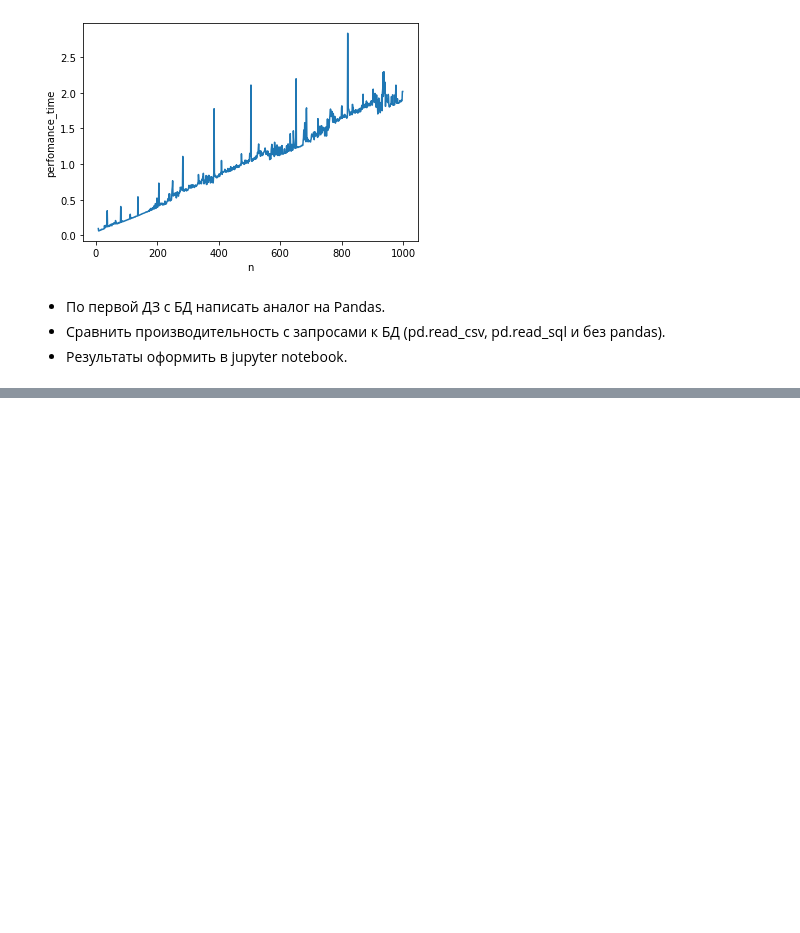
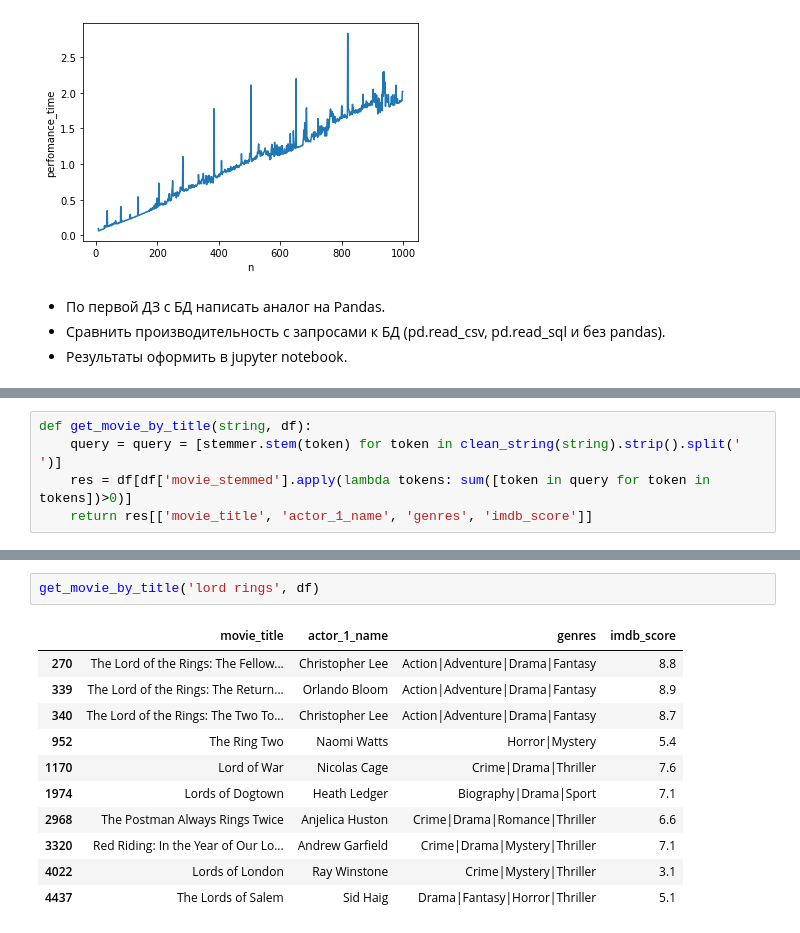
Before and after one commit to revire/DE-Training, a Jupyter notebook: task_pandas/task.ipynb, the cells around one changed output, grey strips where cells are left out. Saved outputs shown, nothing was run; the diff lists cells and outputs as text; blank space fills up the shorter version.

```diff
--- a/task_pandas/task.ipynb
+++ b/task_pandas/task.ipynb
@@ -177,0 +199,5 @@ def create_database(db_name):
+# %%
+def get_movie_by_title(string, df):
+    query = query = [stemmer.stem(token) for token in clean_string(string).strip().split(' ')]
+    res = df[df['movie_stemmed'].apply(lambda tokens: sum([token in query for token in tokens])>0)]
+    return res[['movie_title', 'actor_1_name', 'genres', 'imdb_score']]
@@ -177,0 +225,14 @@ def create_database(db_name):
+# %%
+get_movie_by_title('lord rings', df)
+# %% [output]
+|  | movie_title | actor_1_name | genres | imdb_score |
+| 270 | The Lord of the Rings: The Fellow... | Christopher Lee | Action|Adventure|Drama|Fantasy | 8.8 |
+| 339 | The Lord of the Rings: The Return... | Orlando Bloom | Action|Adventure|Drama|Fantasy | 8.9 |
+| 340 | The Lord of the Rings: The Two To... | Christopher Lee | Action|Adventure|Drama|Fantasy | 8.7 |
+| 952 | The Ring Two | Naomi Watts | Horror|Mystery | 5.4 |
+| 1170 | Lord of War | Nicolas Cage | Crime|Drama|Thriller | 7.6 |
+| 1974 | Lords of Dogtown | Heath Ledger | Biography|Drama|Sport | 7.1 |
+| 2968 | The Postman Always Rings Twice | Anjelica Huston | Crime|Drama|Romance|Thriller | 6.6 |
+| 3320 | Red Riding: In the Year of Our Lo... | Andrew Garfield | Crime|Drama|Mystery|Thriller | 7.1 |
+| 4022 | Lords of London | Ray Winstone | Crime|Mystery|Thriller | 3.1 |
+| 4437 | The Lords of Salem | Sid Haig | Drama|Fantasy|Horror|Thriller | 5.1 |
```
Also changed, not shown: parts of 18 cells of this notebook.
